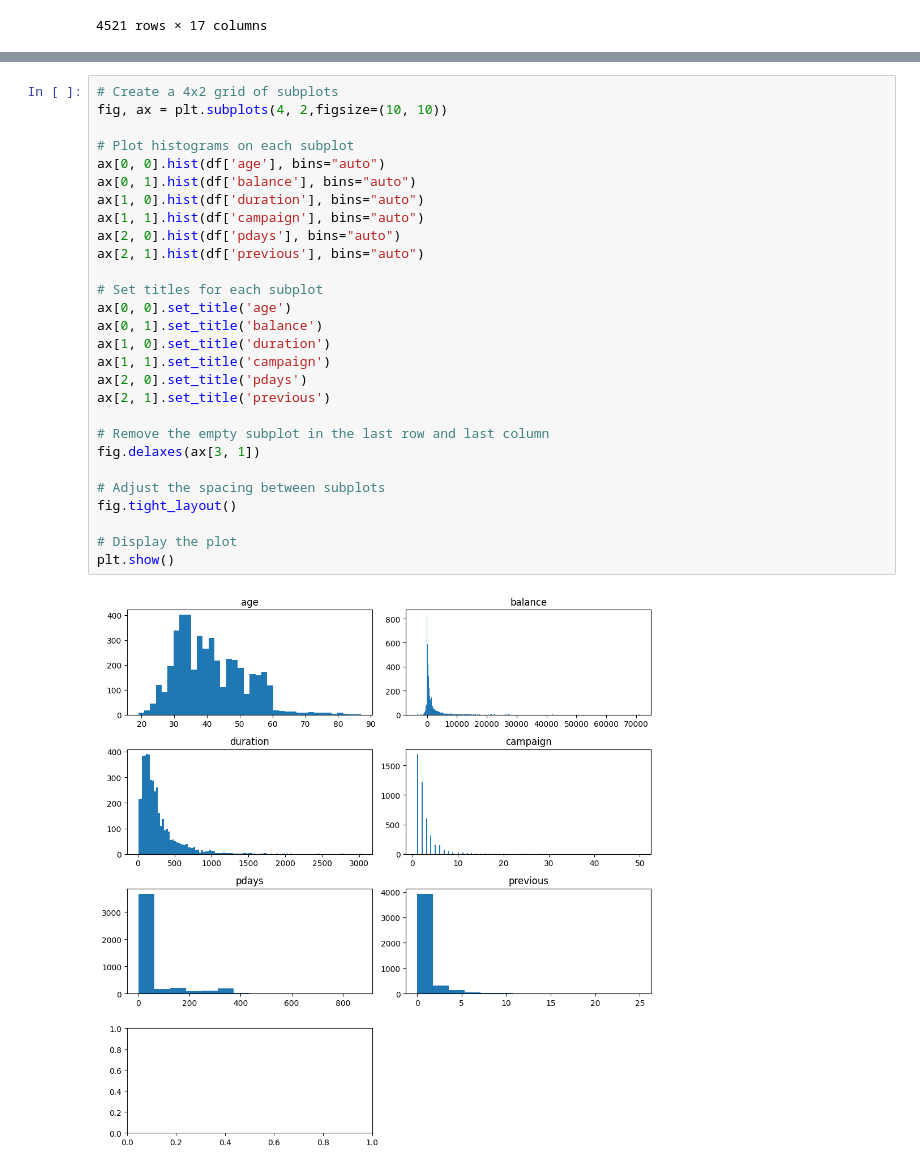
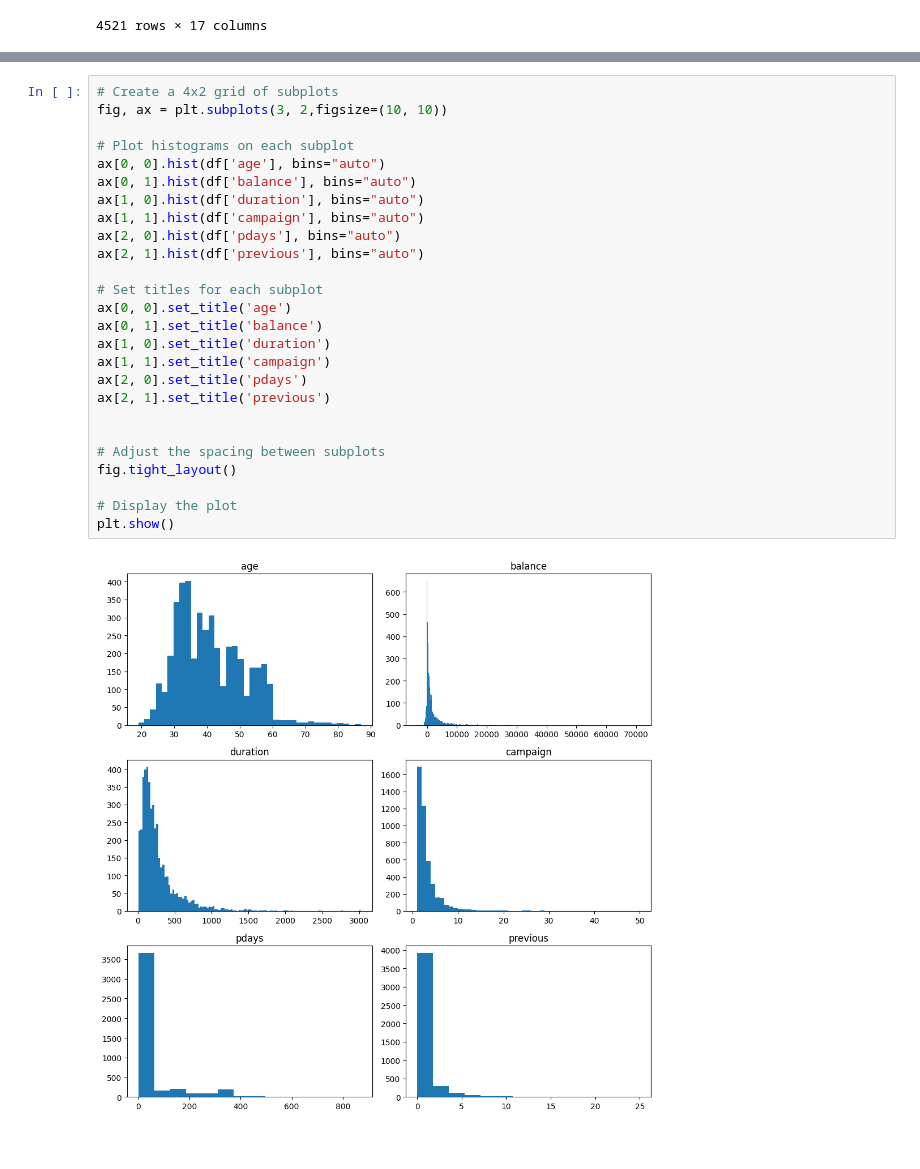
Before and after one commit to adeineko/bank-term-deposit-prediction, a Jupyter notebook: dataCleaning/data_preprocessing.ipynb, the cells around one changed output, grey strips where cells are left out. Saved outputs shown, nothing was run; the diff lists cells and outputs as text.

```diff
--- a/dataCleaning/data_preprocessing.ipynb
+++ b/dataCleaning/data_preprocessing.ipynb
@@ -173,30 +236,28 @@ Name: count, dtype: int64
 # %%
 # Create a 4x2 grid of subplots
-fig, ax = plt.subplots(4, 2,figsize=(10, 10))
+fig, ax = plt.subplots(3, 2,figsize=(10, 10))
 
 # Plot histograms on each subplot
 ax[0, 0].hist(df['age'], bins="auto")
 ax[0, 1].hist(df['balance'], bins="auto")
 ax[1, 0].hist(df['duration'], bins="auto")
 ax[1, 1].hist(df['campaign'], bins="auto")
 ax[2, 0].hist(df['pdays'], bins="auto")
 ax[2, 1].hist(df['previous'], bins="auto")
 
 # Set titles for each subplot
 ax[0, 0].set_title('age')
 ax[0, 1].set_title('balance')
 ax[1, 0].set_title('duration')
 ax[1, 1].set_title('campaign')
 ax[2, 0].set_title('pdays')
 ax[2, 1].set_title('previous')
 
-# Remove the empty subplot in the last row and last column
-fig.delaxes(ax[3, 1])
 
 # Adjust the spacing between subplots
 fig.tight_layout()
 
 # Display the plot
 plt.show()
 # %% [output]
-[figure, old version]
+[figure, new version]
```
Also changed, not shown: parts of 6 cells of this notebook, 1 other file.
